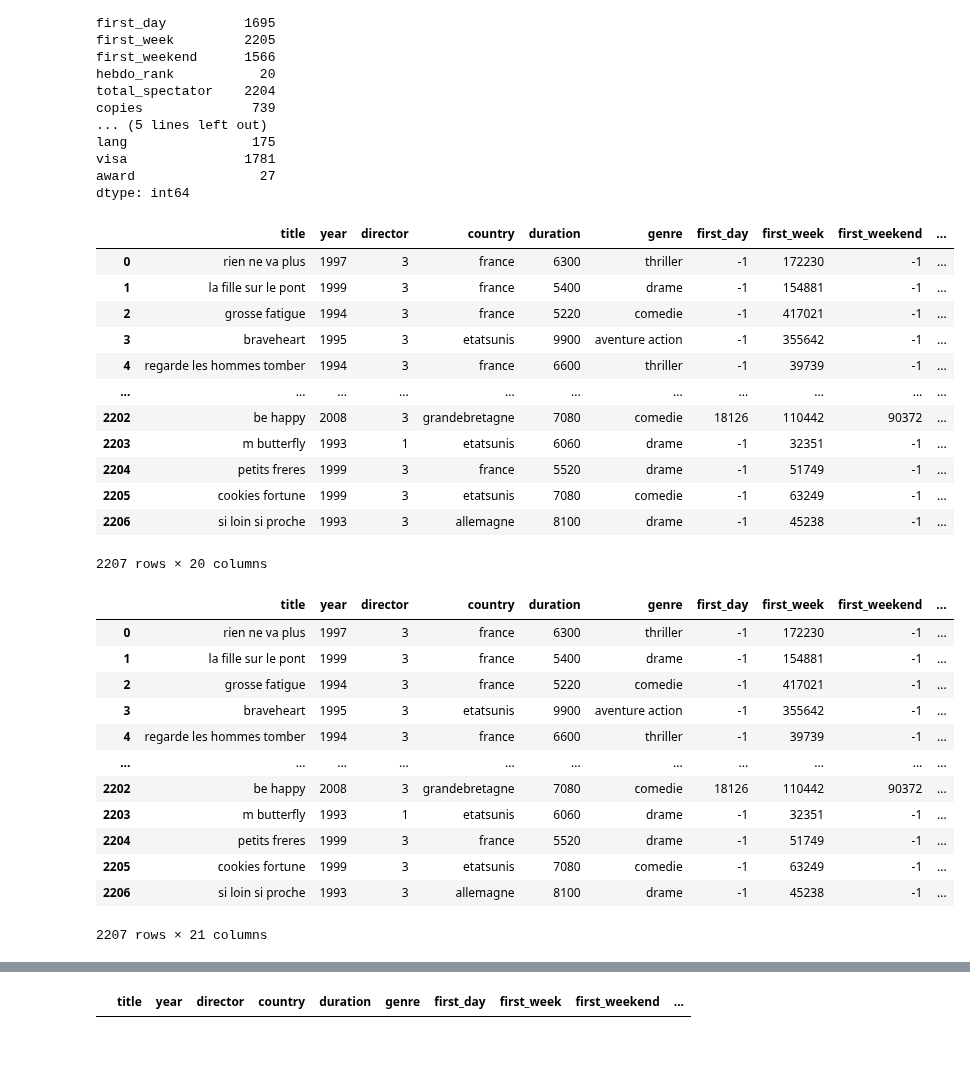
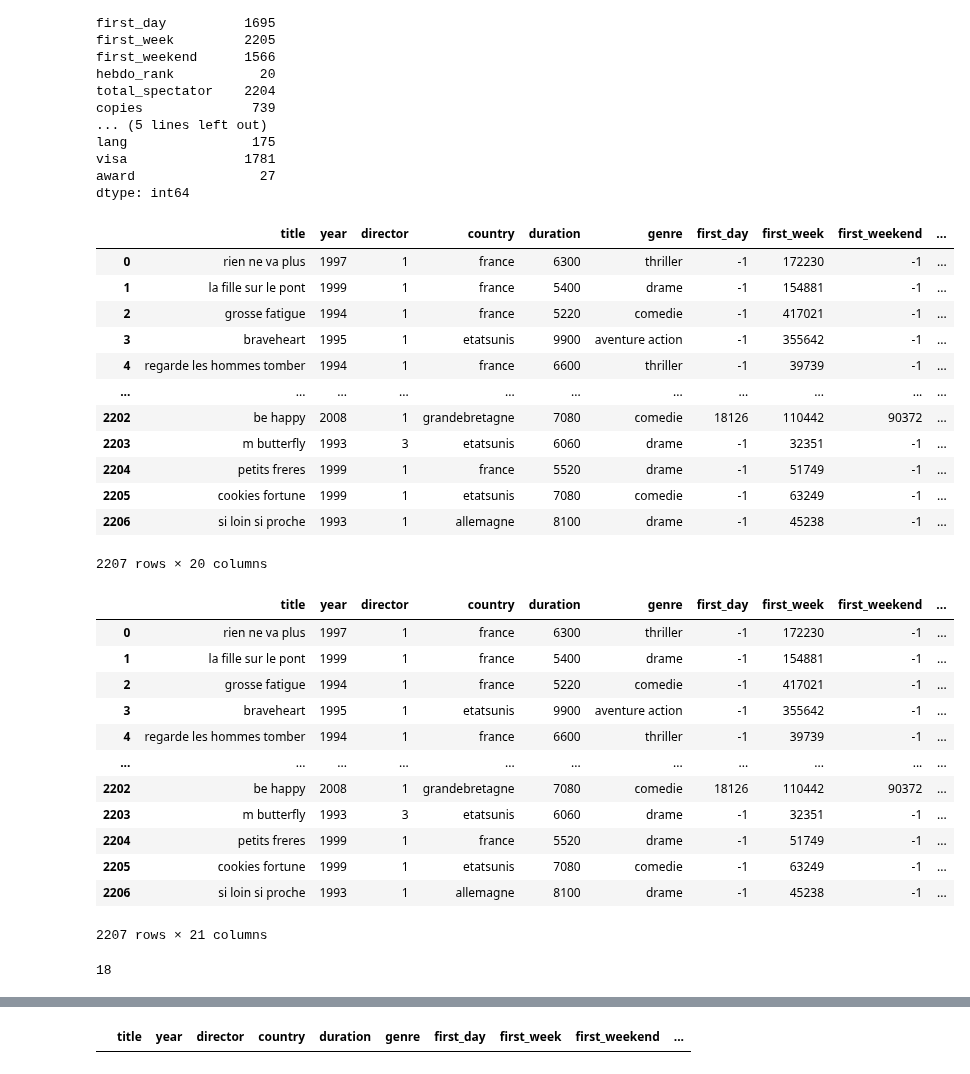
Before and after one commit to AFlo59/Brief_Popularity_Film, a Jupyter notebook: nettoyage/nettoyage.ipynb, the cells around one changed output, grey strips where cells are left out. Drawn from its saved outputs; the diff is of its cells as text; code cells hidden in the pictures.

```diff
--- a/nettoyage/nettoyage.ipynb
+++ b/nettoyage/nettoyage.ipynb
@@ -214,28 +214,28 @@ realisateurs_pas_connus = [
 # %%
 def classify_director(director):
     if director in realisateurs_tres_connus:
-        return 1
+        return 3
     elif director in realisateurs_moins_connus:
         return 2
     else:
-        return 3
+        return 1
 
 df['director'] = df['director'].apply(classify_director)
 
 df
 # %% [output]
 |  | title | year | director | country | duration | genre | first_day | first_week | first_weekend | ... |
-| 0 | rien ne va plus | 1997 | 3 | france | 6300 | thriller | -1 | 172230 | -1 | ... |
-| 1 | la fille sur le pont | 1999 | 3 | france | 5400 | drame | -1 | 154881 | -1 | ... |
-| 2 | grosse fatigue | 1994 | 3 | france | 5220 | comedie | -1 | 417021 | -1 | ... |
-| 3 | braveheart | 1995 | 3 | etatsunis | 9900 | aventure action | -1 | 355642 | -1 | ... |
-| 4 | regarde les hommes tomber | 1994 | 3 | france | 6600 | thriller | -1 | 39739 | -1 | ... |
+| 0 | rien ne va plus | 1997 | 1 | france | 6300 | thriller | -1 | 172230 | -1 | ... |
+| 1 | la fille sur le pont | 1999 | 1 | france | 5400 | drame | -1 | 154881 | -1 | ... |
+| 2 | grosse fatigue | 1994 | 1 | france | 5220 | comedie | -1 | 417021 | -1 | ... |
+| 3 | braveheart | 1995 | 1 | etatsunis | 9900 | aventure action | -1 | 355642 | -1 | ... |
+| 4 | regarde les hommes tomber | 1994 | 1 | france | 6600 | thriller | -1 | 39739 | -1 | ... |
 | ... | ... | ... | ... | ... | ... | ... | ... | ... | ... | ... |
-| 2202 | be happy | 2008 | 3 | grandebretagne | 7080 | comedie | 18126 | 110442 | 90372 | ... |
-| 2203 | m butterfly | 1993 | 1 | etatsunis | 6060 | drame | -1 | 32351 | -1 | ... |
-| 2204 | petits freres | 1999 | 3 | france | 5520 | drame | -1 | 51749 | -1 | ... |
-| 2205 | cookies fortune | 1999 | 3 | etatsunis | 7080 | comedie | -1 | 63249 | -1 | ... |
-| 2206 | si loin si proche | 1993 | 3 | allemagne | 8100 | drame | -1 | 45238 | -1 | ... |
+| 2202 | be happy | 2008 | 1 | grandebretagne | 7080 | comedie | 18126 | 110442 | 90372 | ... |
+| 2203 | m butterfly | 1993 | 3 | etatsunis | 6060 | drame | -1 | 32351 | -1 | ... |
+| 2204 | petits freres | 1999 | 1 | france | 5520 | drame | -1 | 51749 | -1 | ... |
+| 2205 | cookies fortune | 1999 | 1 | etatsunis | 7080 | comedie | -1 | 63249 | -1 | ... |
+| 2206 | si loin si proche | 1993 | 1 | allemagne | 8100 | drame | -1 | 45238 | -1 | ... |
 2207 rows × 20 columns
 # %%
 # import json
@@ -293,30 +346,40 @@ acteurs_moins_connus = [
 # %%
 def classifier_acteurs(acteurs):
+    # print(type(acteurs))
+    result = 0
     for acteur in acteurs:
-        if acteur in acteurs_tres_connus or acteurs_moins_connus:
-            return 1
-        # elif acteur in acteurs_moins_connus:
-        #     return 2
+        # print(acteur,acteurs)
+        if acteur in acteurs_tres_connus:
+            result += 10
+        elif acteur in acteurs_fr:
+            result += 7
+        elif acteur in acteurs_moins_connus:
+            result += 5
         else :
-            return 2
+            result += 0
+    return result
 
 df['classification_acteurs'] = df['casting'].apply(lambda x: classifier_acteurs(eval(x)))
 
 df
 # %% [output]
 |  | title | year | director | country | duration | genre | first_day | first_week | first_weekend | ... |
-| 0 | rien ne va plus | 1997 | 3 | france | 6300 | thriller | -1 | 172230 | -1 | ... |
-| 1 | la fille sur le pont | 1999 | 3 | france | 5400 | drame | -1 | 154881 | -1 | ... |
-| 2 | grosse fatigue | 1994 | 3 | france | 5220 | comedie | -1 | 417021 | -1 | ... |
-| 3 | braveheart | 1995 | 3 | etatsunis | 9900 | aventure action | -1 | 355642 | -1 | ... |
-| 4 | regarde les hommes tomber | 1994 | 3 | france | 6600 | thriller | -1 | 39739 | -1 | ... |
+| 0 | rien ne va plus | 1997 | 1 | france | 6300 | thriller | -1 | 172230 | -1 | ... |
+| 1 | la fille sur le pont | 1999 | 1 | france | 5400 | drame | -1 | 154881 | -1 | ... |
+| 2 | grosse fatigue | 1994 | 1 | france | 5220 | comedie | -1 | 417021 | -1 | ... |
+| 3 | braveheart | 1995 | 1 | etatsunis | 9900 | aventure action | -1 | 355642 | -1 | ... |
+| 4 | regarde les hommes tomber | 1994 | 1 | france | 6600 | thriller | -1 | 39739 | -1 | ... |
 | ... | ... | ... | ... | ... | ... | ... | ... | ... | ... | ... |
-| 2202 | be happy | 2008 | 3 | grandebretagne | 7080 | comedie | 18126 | 110442 | 90372 | ... |
-| 2203 | m butterfly | 1993 | 1 | etatsunis | 6060 | drame | -1 | 32351 | -1 | ... |
-| 2204 | petits freres | 1999 | 3 | france | 5520 | drame | -1 | 51749 | -1 | ... |
-| 2205 | cookies fortune | 1999 | 3 | etatsunis | 7080 | comedie | -1 | 63249 | -1 | ... |
-| 2206 | si loin si proche | 1993 | 3 | allemagne | 8100 | drame | -1 | 45238 | -1 | ... |
+| 2202 | be happy | 2008 | 1 | grandebretagne | 7080 | comedie | 18126 | 110442 | 90372 | ... |
+| 2203 | m butterfly | 1993 | 3 | etatsunis | 6060 | drame | -1 | 32351 | -1 | ... |
+| 2204 | petits freres | 1999 | 1 | france | 5520 | drame | -1 | 51749 | -1 | ... |
+| 2205 | cookies fortune | 1999 | 1 | etatsunis | 7080 | comedie | -1 | 63249 | -1 | ... |
+| 2206 | si loin si proche | 1993 | 1 | allemagne | 8100 | drame | -1 | 45238 | -1 | ... |
 2207 rows × 21 columns
+# %%
+df["classification_acteurs"].nunique()
+# %% [output]
+18
 # %%
 # df = df.drop(["title","visa"],axis=1)
 # df.head(15)
```
Also changed, not shown: parts of 9 cells of this notebook, 7 other files.
